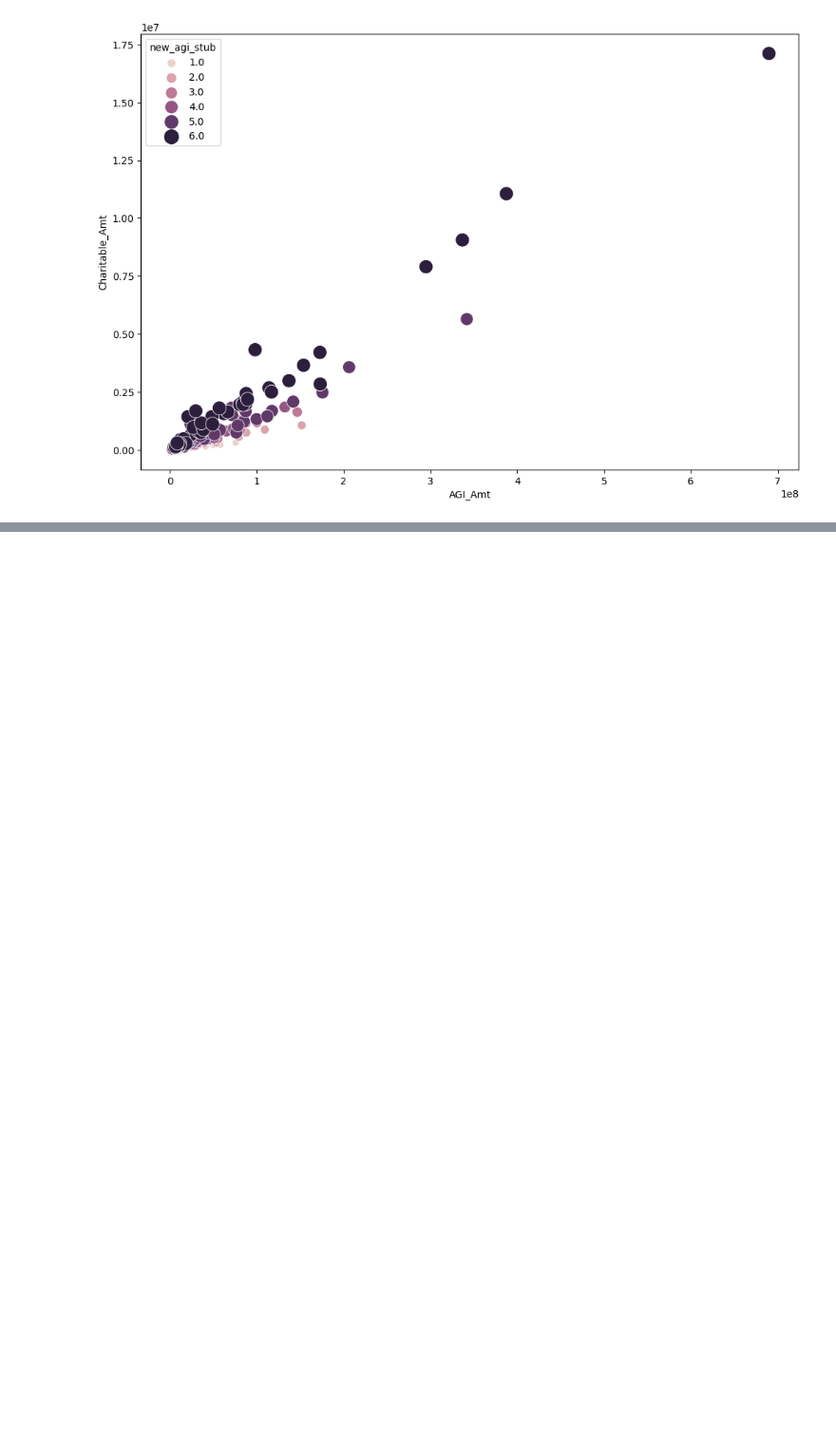
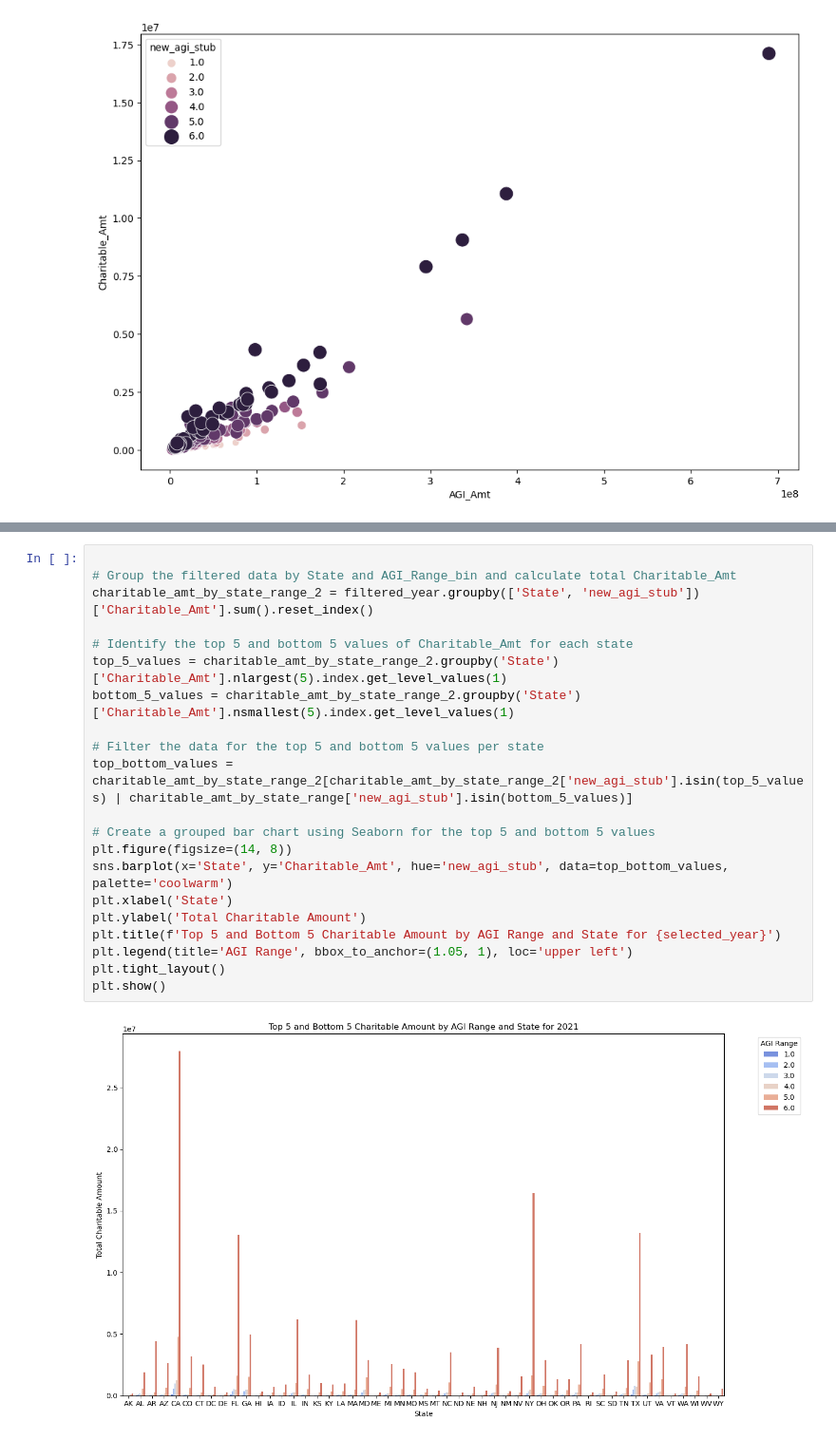
Before and after one commit to HasmigG/TaxAnalysis, a Jupyter notebook: etl_Hasmig.ipynb, the cells around one changed output, grey strips where cells are left out. Shown at 95% size. Drawn from its saved outputs; the diff is of its cells as text; blank space fills up the shorter version.

```diff
--- a/etl_Hasmig.ipynb
+++ b/etl_Hasmig.ipynb
@@ -211,0 +223,23 @@ plt.show()
+# %%
+
+# Group the filtered data by State and AGI_Range_bin and calculate total Charitable_Amt
+charitable_amt_by_state_range_2 = filtered_year.groupby(['State', 'new_agi_stub'])['Charitable_Amt'].sum().reset_index()
+
+# Identify the top 5 and bottom 5 values of Charitable_Amt for each state
+top_5_values = charitable_amt_by_state_range_2.groupby('State')['Charitable_Amt'].nlargest(5).index.get_level_values(1)
+bottom_5_values = charitable_amt_by_state_range_2.groupby('State')['Charitable_Amt'].nsmallest(5).index.get_level_values(1)
+
+# Filter the data for the top 5 and bottom 5 values per state
+top_bottom_values = charitable_amt_by_state_range_2[charitable_amt_by_state_range_2['new_agi_stub'].isin(top_5_values) | charitable_amt_by_state_range['new_agi_stub'].isin(bottom_5_values)]
+
+# Create a grouped bar chart using Seaborn for the top 5 and bottom 5 values
+plt.figure(figsize=(14, 8))
+sns.barplot(x='State', y='Charitable_Amt', hue='new_agi_stub', data=top_bottom_values, palette='coolwarm')
+plt.xlabel('State')
+plt.ylabel('Total Charitable Amount')
+plt.title(f'Top 5 and Bottom 5 Charitable Amount by AGI Range and State for {selected_year}')
+plt.legend(title='AGI Range', bbox_to_anchor=(1.05, 1), loc='upper left')
+plt.tight_layout()
+plt.show()
+# %% [output]
+[figure, added]
```
Also changed, not shown: parts of 22 cells of this notebook, 2 other files.
